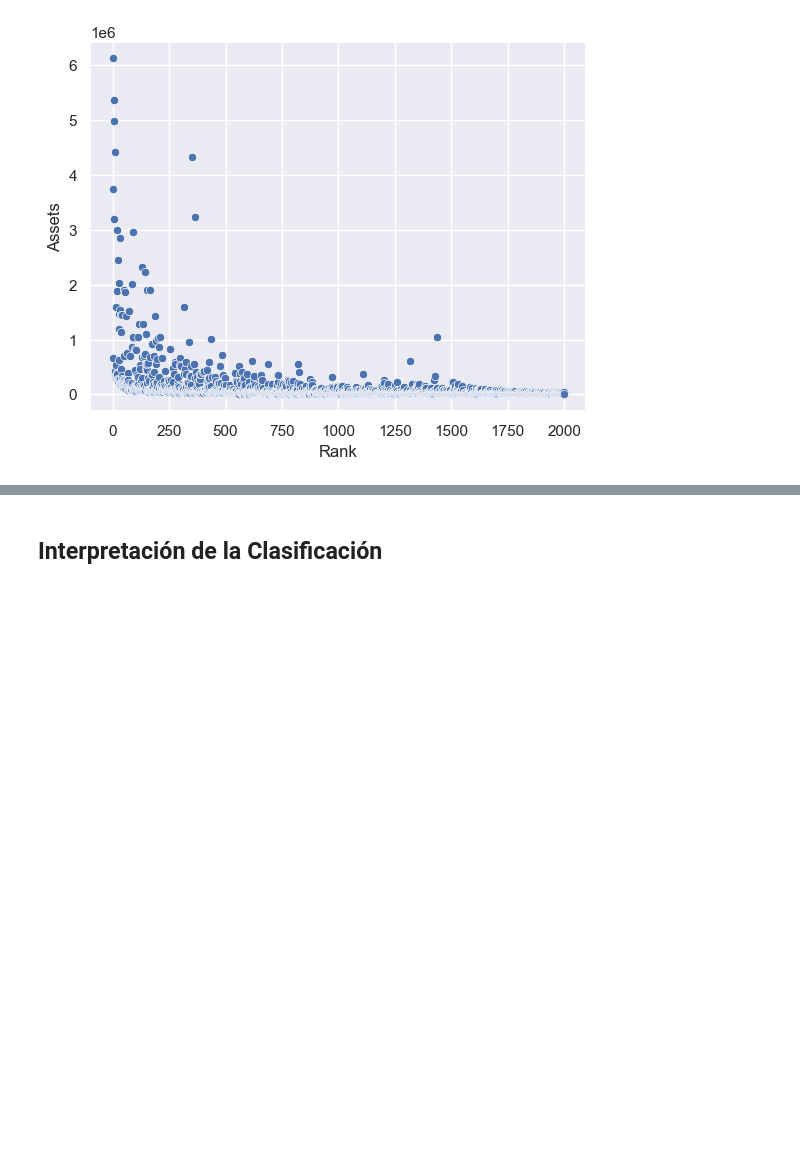
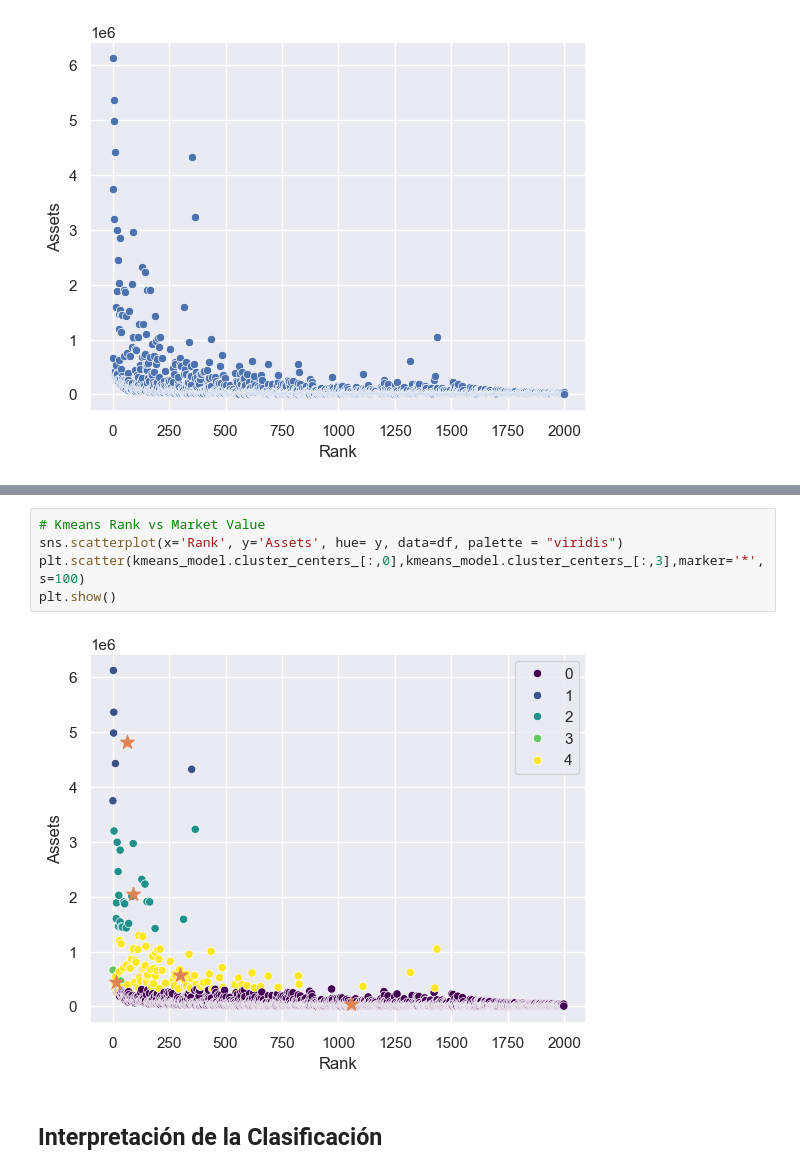
Before and after one commit to victormanueldev/ia-practices, a Jupyter notebook: Pandas_Forbes2023.ipynb, the cells around one changed output, grey strips where cells are left out. Drawn from its saved outputs; the diff is of its cells as text; blank space fills up the shorter version.

```diff
--- a/Pandas_Forbes2023.ipynb
+++ b/Pandas_Forbes2023.ipynb
@@ -246,2 +258,9 @@ plt.show()
+# %%
+# Kmeans Rank vs Market Value
+sns.scatterplot(x='Rank', y='Assets', hue= y, data=df, palette = "viridis")
+plt.scatter(kmeans_model.cluster_centers_[:,0],kmeans_model.cluster_centers_[:,3],marker='*',s=100)
+plt.show()
+# %% [output]
+[figure, added]
 # %% [markdown]
 ## Interpretación de la Clasificación
```
Also changed, not shown: parts of 7 cells of this notebook.
